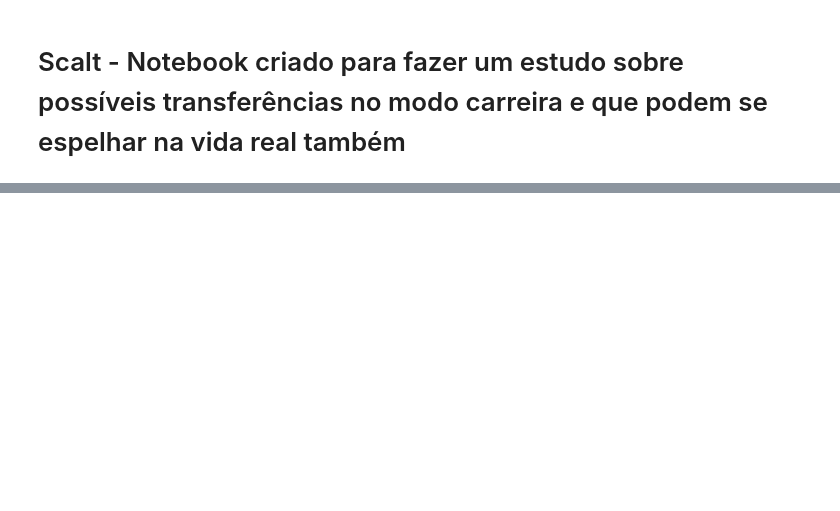
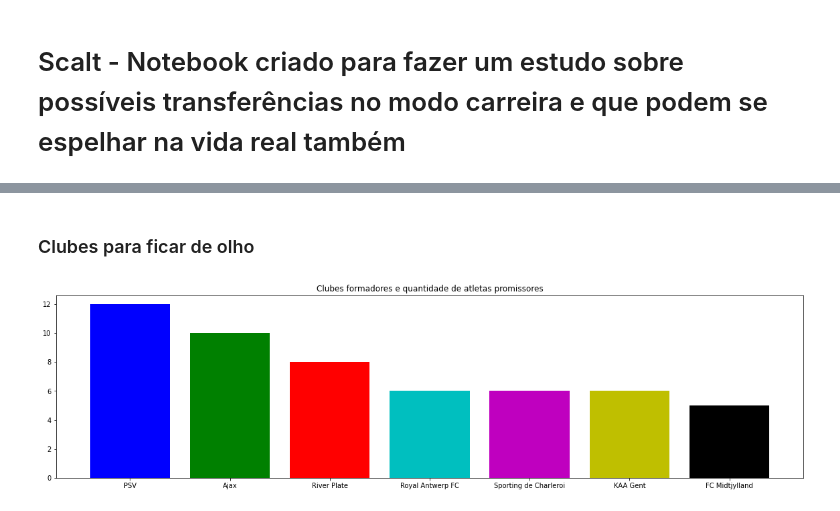
Before and after one commit to leovasc5/exploratory-analysis-of-FIFA-22-data, a Jupyter notebook: scalt.ipynb, the cells around one changed output, grey strips where cells are left out. Drawn from its saved outputs; the diff is of its cells as text; code cells hidden in the pictures; blank space fills up the shorter version.

```diff
--- a/scalt.ipynb
+++ b/scalt.ipynb
@@ -22,2 +22,14 @@ temp.head()
 # %%
 temp.to_csv('planilhas/analises/bons_negocios.csv', columns=header, sep=';', encoding='utf-8-sig')
+# %% [markdown]
+### Clubes para ficar de olho
+# %%
+plt.rcParams['figure.figsize'] = [20, 5]
+times = temp.clube.value_counts().index.tolist()
+quantidade = temp.clube.value_counts().values.tolist()
+
+plt.title('Clubes formadores e quantidade de atletas promissores')
+plt.bar(times[:7], quantidade[:7], color=colors[:7])
+plt.show()
+# %% [output]
+[figure, added]
```
Also changed, not shown: parts of 13 cells of this notebook.
